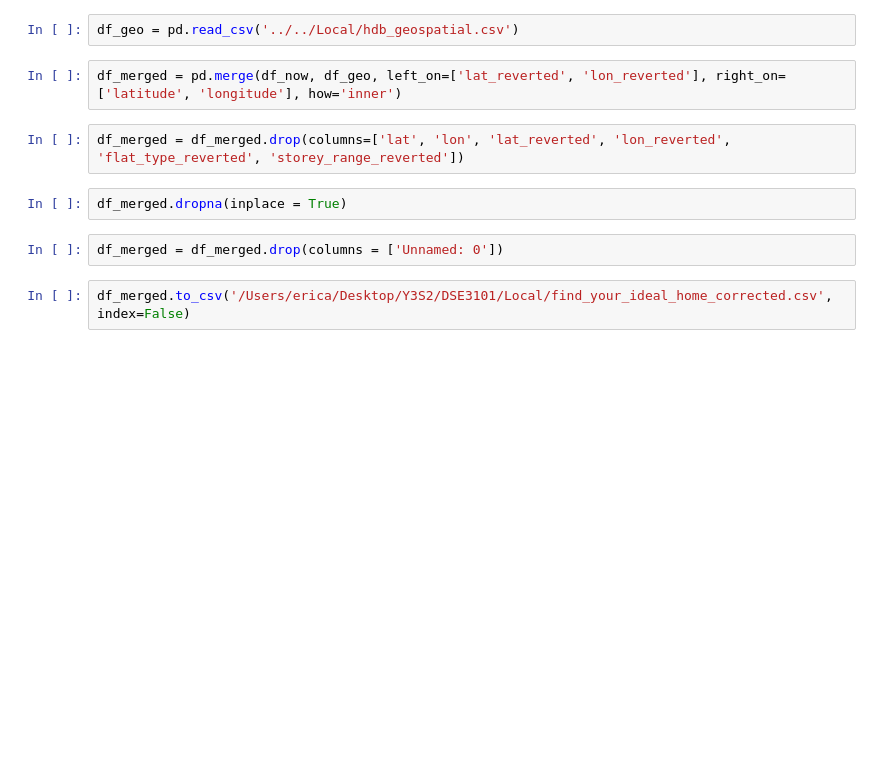
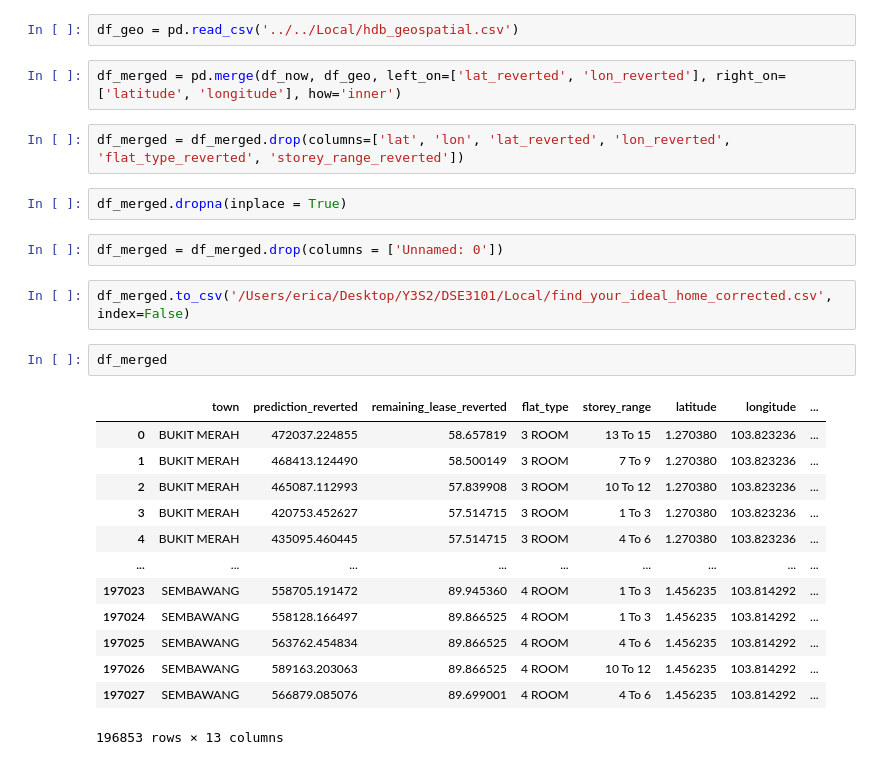
Before and after one commit to yuntsingg/DSE3101-HDB-Decode, a Jupyter notebook: code/ML_on_relevant_dataset.ipynb, the cells around one changed output. Saved outputs shown, nothing was run; the diff lists cells and outputs as text; blank space fills up the shorter version.

```diff
--- a/code/ML_on_relevant_dataset.ipynb
+++ b/code/ML_on_relevant_dataset.ipynb
@@ -137,3 +137,19 @@ df_merged.dropna(inplace = True)
 df_merged = df_merged.drop(columns = ['Unnamed: 0'])
 # %%
 df_merged.to_csv('/Users/erica/Desktop/Y3S2/DSE3101/Local/find_your_ideal_home_corrected.csv', index=False)
+# %%
+df_merged
+# %% [output]
+|  | town | prediction_reverted | remaining_lease_reverted | flat_type | storey_range | latitude | longitude | ... |
+| 0 | BUKIT MERAH | 472037.224855 | 58.657819 | 3 ROOM | 13 To 15 | 1.270380 | 103.823236 | ... |
+| 1 | BUKIT MERAH | 468413.124490 | 58.500149 | 3 ROOM | 7 To 9 | 1.270380 | 103.823236 | ... |
+| 2 | BUKIT MERAH | 465087.112993 | 57.839908 | 3 ROOM | 10 To 12 | 1.270380 | 103.823236 | ... |
+| 3 | BUKIT MERAH | 420753.452627 | 57.514715 | 3 ROOM | 1 To 3 | 1.270380 | 103.823236 | ... |
+| 4 | BUKIT MERAH | 435095.460445 | 57.514715 | 3 ROOM | 4 To 6 | 1.270380 | 103.823236 | ... |
+| ... | ... | ... | ... | ... | ... | ... | ... | ... |
+| 197023 | SEMBAWANG | 558705.191472 | 89.945360 | 4 ROOM | 1 To 3 | 1.456235 | 103.814292 | ... |
+| 197024 | SEMBAWANG | 558128.166497 | 89.866525 | 4 ROOM | 1 To 3 | 1.456235 | 103.814292 | ... |
+| 197025 | SEMBAWANG | 563762.454834 | 89.866525 | 4 ROOM | 4 To 6 | 1.456235 | 103.814292 | ... |
+| 197026 | SEMBAWANG | 589163.203063 | 89.866525 | 4 ROOM | 10 To 12 | 1.456235 | 103.814292 | ... |
+| 197027 | SEMBAWANG | 566879.085076 | 89.699001 | 4 ROOM | 4 To 6 | 1.456235 | 103.814292 | ... |
+196853 rows × 13 columns
```
